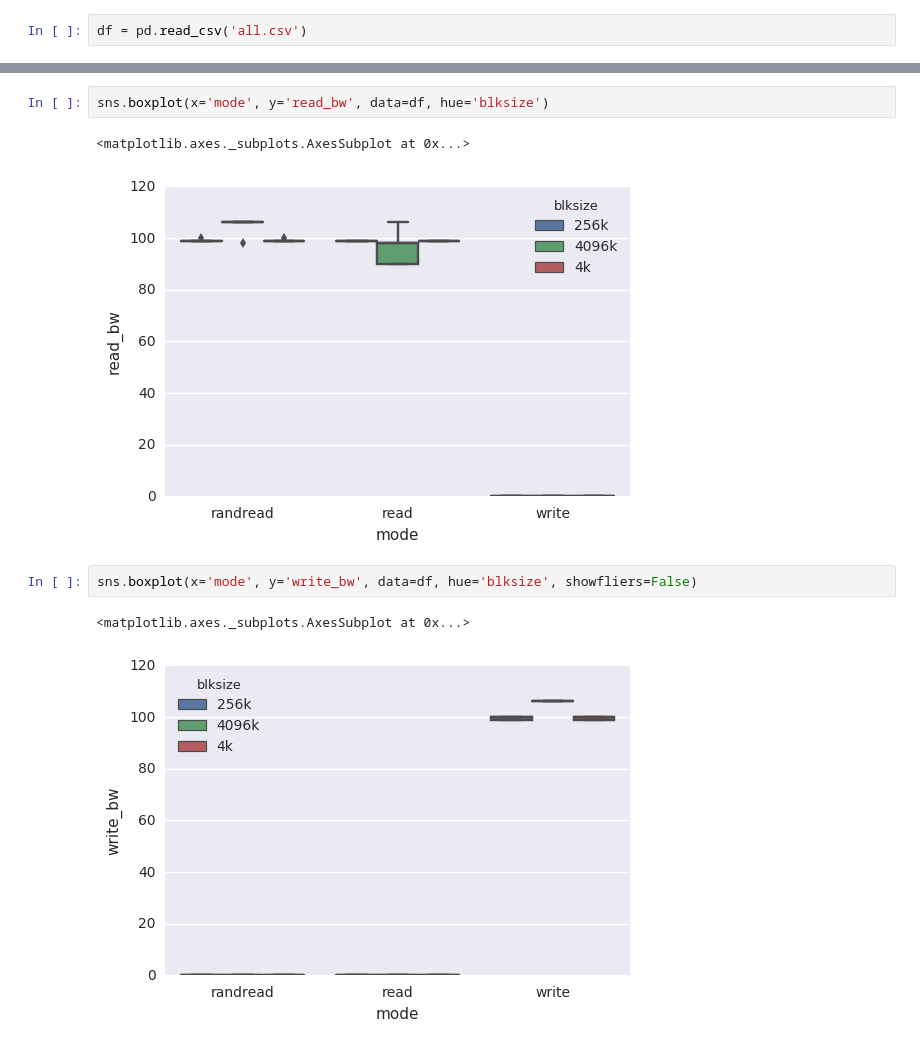
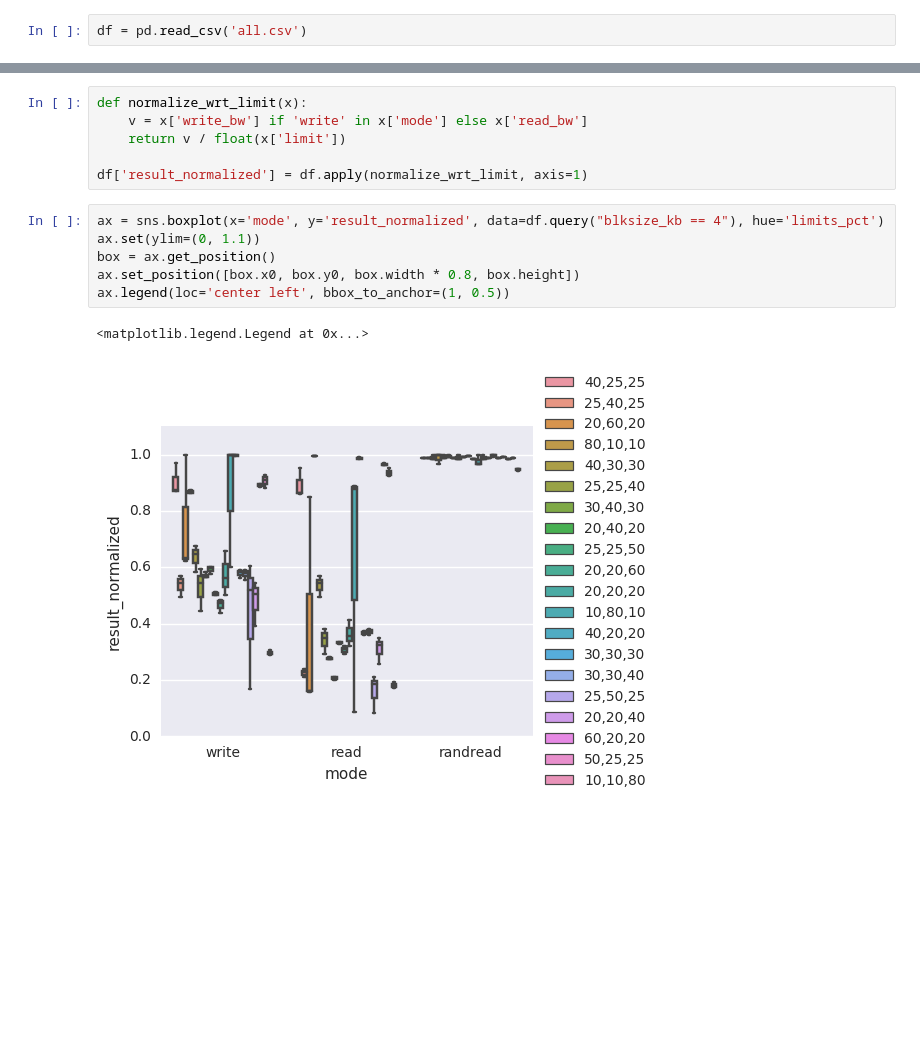
Before and after one commit to ivotron/porta-popper, a Jupyter notebook: experiments/cgroups-blkio/results/visualize.ipynb, the cells around one changed output, grey strips where cells are left out. Drawn from its saved outputs; the diff is of its cells as text; blank space fills up the shorter version.

```diff
--- a/experiments/cgroups-blkio/results/visualize.ipynb
+++ b/experiments/cgroups-blkio/results/visualize.ipynb
@@ -30,10 +37,15 @@ df
-# %%
-sns.boxplot(x='mode', y='read_bw', data=df, hue='blksize')
-# %% [output]
-<matplotlib.axes._subplots.AxesSubplot at 0x...>
-[figure, removed]
-# %%
-sns.boxplot(x='mode', y='write_bw', data=df, hue='blksize', showfliers=False)
-# %% [output]
-<matplotlib.axes._subplots.AxesSubplot at 0x...>
-[figure, removed]
+# %%
+def normalize_wrt_limit(x):
+    v = x['write_bw'] if 'write' in x['mode'] else x['read_bw']
+    return v / float(x['limit'])
+
+df['result_normalized'] = df.apply(normalize_wrt_limit, axis=1)
+# %%
+ax = sns.boxplot(x='mode', y='result_normalized', data=df.query("blksize_kb == 4"), hue='limits_pct')
+ax.set(ylim=(0, 1.1))
+box = ax.get_position()
+ax.set_position([box.x0, box.y0, box.width * 0.8, box.height])
+ax.legend(loc='center left', bbox_to_anchor=(1, 0.5))
+# %% [output]
+<matplotlib.legend.Legend at 0x...>
+[figure, added]
```
Also changed, not shown: parts of 7 cells of this notebook, 1 other file.
